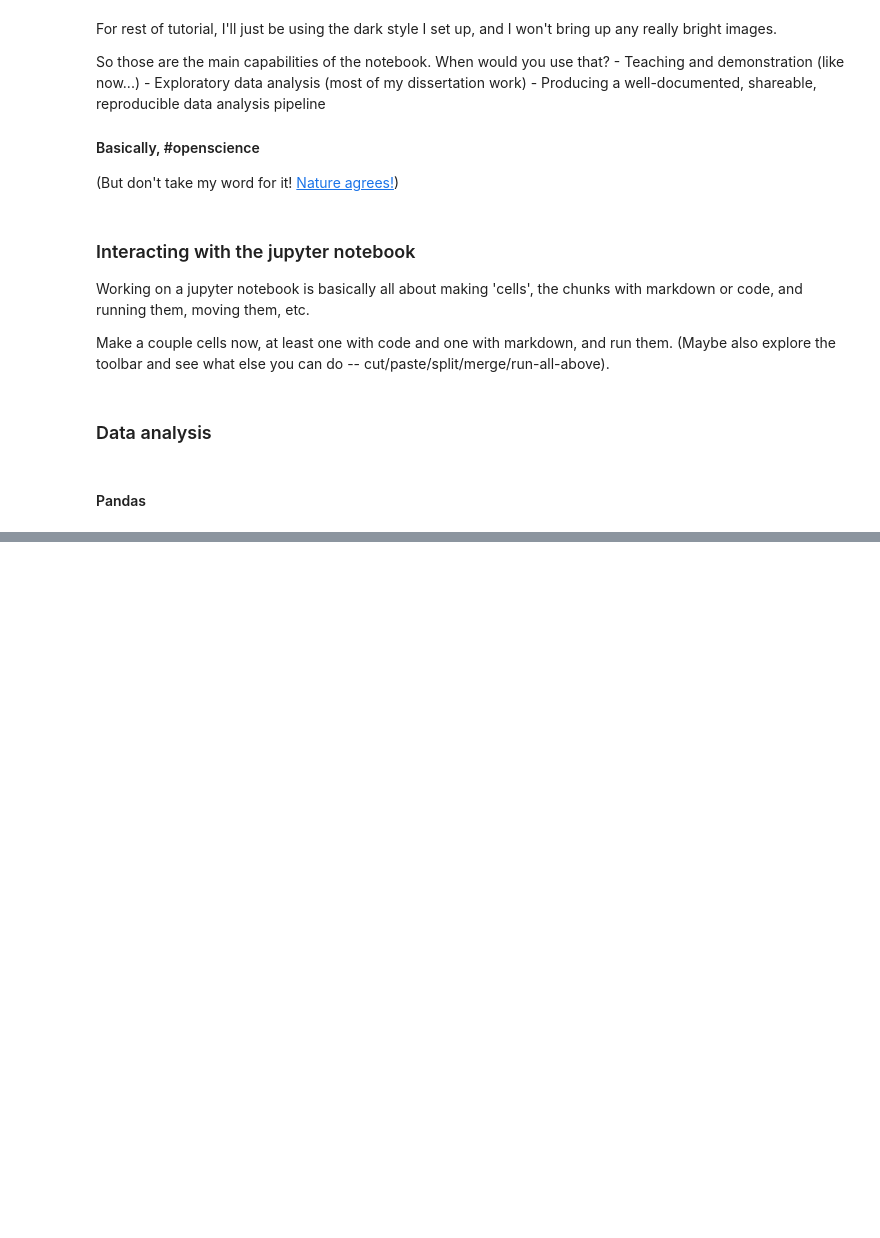
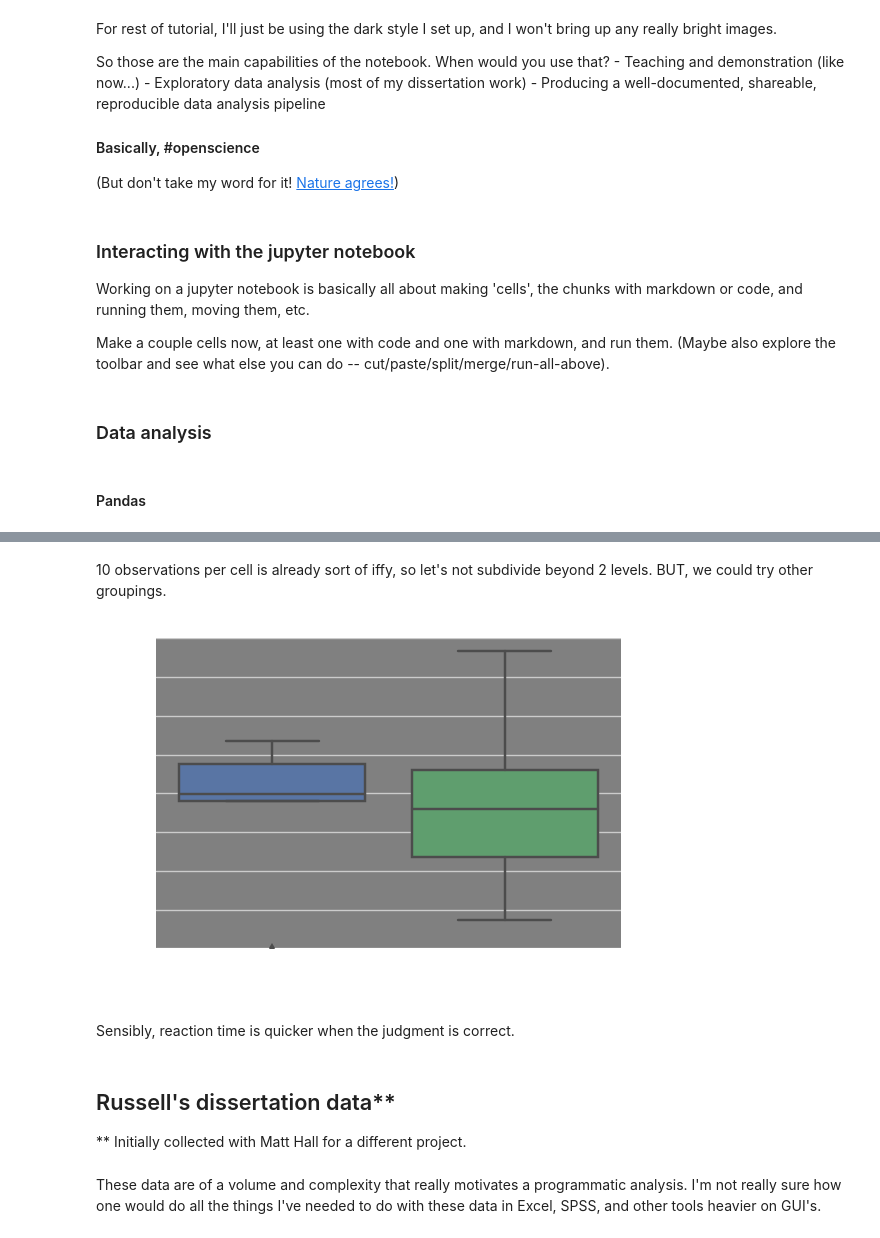
Before and after one commit to drussellmrichie/uconn_jterm_python_workshops, a Jupyter notebook: python-data-analysis/Python Data Analysis Tutorial.ipynb, the cells around one changed output, grey strips where cells are left out. Saved outputs shown, nothing was run; the diff lists cells and outputs as text; code cells hidden in the pictures; blank space fills up the shorter version.

```diff
--- a/python-data-analysis/Python Data Analysis Tutorial.ipynb
+++ b/python-data-analysis/Python Data Analysis Tutorial.ipynb
@@ -109,0 +350,14 @@ Make a couple cells now, at least one with code and one with markdown, and run t
+# %% [markdown]
+10 observations per cell is already sort of iffy, so let's not subdivide beyond 2 levels. BUT, we could try other groupings.
+# %%
+sns.boxplot(x='ACC',y='RT',data=psychopy_df);
+# %% [output]
+[figure, added]
+# %% [markdown]
+Sensibly, reaction time is quicker when the judgment is correct.
+# %% [markdown]
+## Russell's dissertation data**
+
+** Initially collected with Matt Hall for a different project.
+# %% [markdown]
+These data are of a volume and complexity that really motivates a programmatic analysis. I'm not really sure how one would do all the things I've needed to do with these data in Excel, SPSS, and other tools heavier on GUI's.
```
Also changed, not shown: parts of 37 cells of this notebook, 10 other files.
